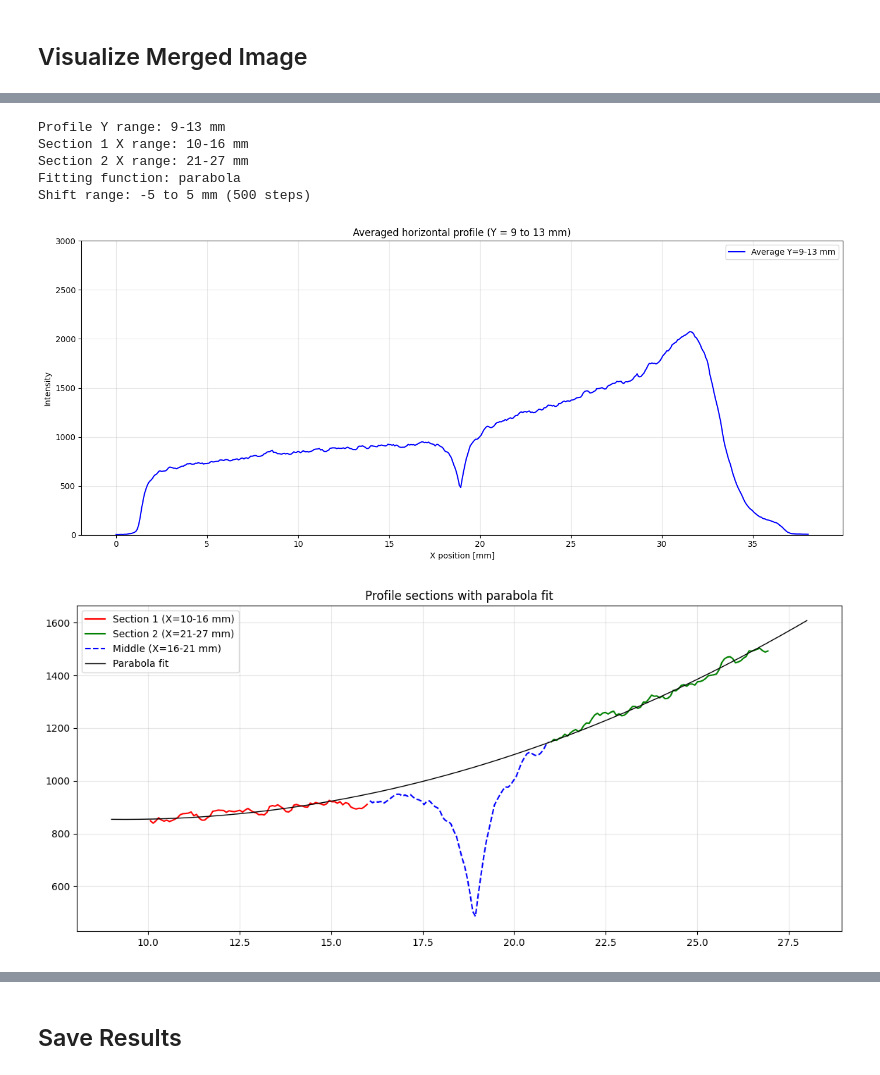
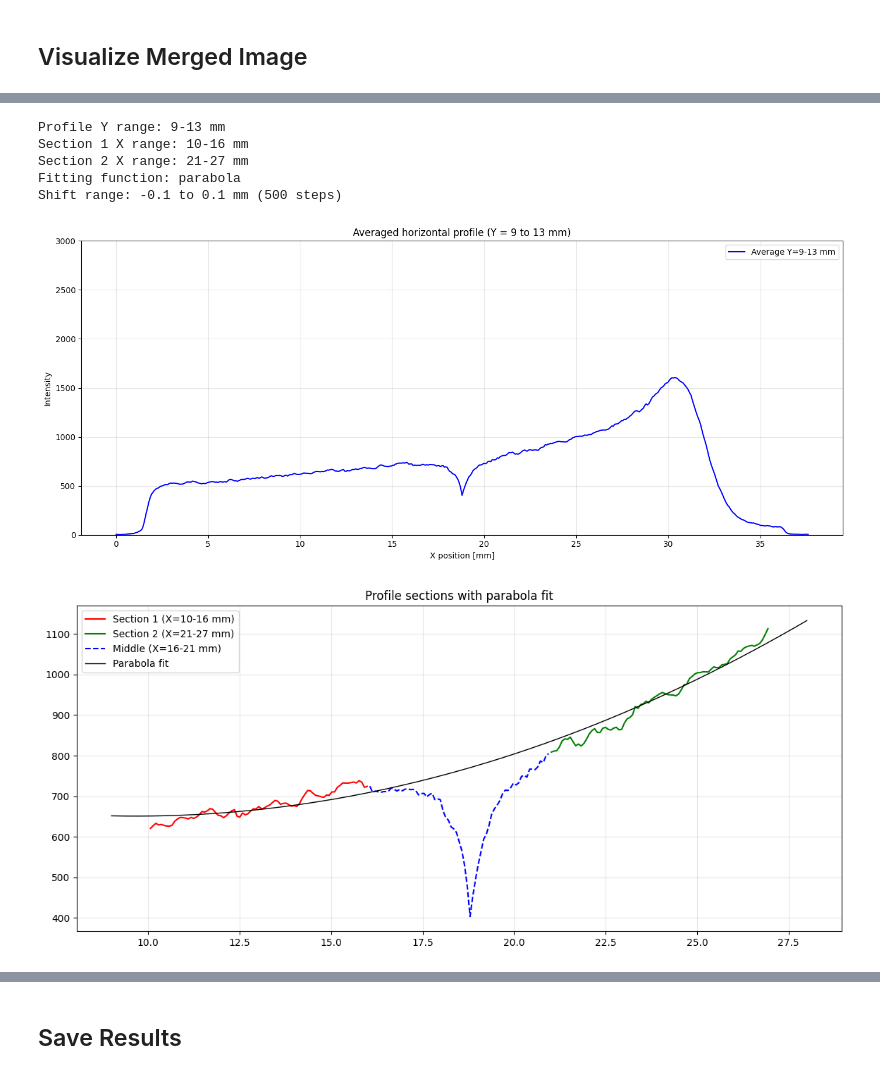
Before and after one commit to grzanka/osl_mb_foils, a Jupyter notebook: notebooks/pub_something_2026/mbo_foils/0.2-match-ccb.ipynb, the cells around one changed output, grey strips where cells are left out. Cells and saved outputs as stored; diff of their text form; code cells hidden in the pictures.

```diff
--- a/notebooks/pub_something_2026/mbo_foils/0.2-match-ccb.ipynb
+++ b/notebooks/pub_something_2026/mbo_foils/0.2-match-ccb.ipynb
@@ -31,11 +31,11 @@ from src.data.matching import (
 # ============================================================================
 
 # Data path
-DATA_PATH = Path(r"C:\Users\grzanka\OneDrive - ifj.edu.pl\Projects\MB_foils\Publication_2026\raw_data\foils_mbo_ccb\2025-12-19")
+DATA_PATH = Path(r"C:\Users\grzanka\OneDrive - ifj.edu.pl\Projects\MB_foils\Publication_2026\raw_data\foils_mbo_ccb\2026-02-20")
 
 # Foil IDs to match (left and right)
-LEFT_FOIL_ID = 3
-RIGHT_FOIL_ID = 2
+LEFT_FOIL_ID = 2
+RIGHT_FOIL_ID = 3
 
 # Edge detection parameters
 EDGE_THRESHOLD = 400.0          # Intensity threshold for edge detection
@@ -671,39 +671,39 @@ FIT_TYPE = 'parabola'    # 2nd degree polynomial (y = ax² + bx + c)
 SPLINE_SMOOTHING = 100  # multiplied by number of points
 
 # Shift optimization range [mm]
-SHIFT_MIN = -5
-SHIFT_MAX = 5
+SHIFT_MIN = -0.1
+SHIFT_MAX = 0.1
 SHIFT_STEPS = 500
 
 print(f"Profile Y range: {PROFILE_Y_MIN_MM}-{PROFILE_Y_MAX_MM} mm")
 print(f"Section 1 X range: {SECTION1_X_MIN}-{SECTION1_X_MAX} mm")
 print(f"Section 2 X range: {SECTION2_X_MIN}-{SECTION2_X_MAX} mm")
 print(f"Fitting function: {FIT_TYPE}")
 print(f"Shift range: {SHIFT_MIN} to {SHIFT_MAX} mm ({SHIFT_STEPS} steps)")
 
 # Single averaged profile
 fig, ax = plt.subplots(figsize=(14, 6))
 
 # X axis in mm
 x_mm = np.arange(merged_image.shape[1]) * PIXEL_SIZE_MM
 
 # Calculate averaged profile
 profile = np.nanmean(merged_image[PROFILE_Y_MIN_PX:PROFILE_Y_MAX_PX, :].astype(float), axis=0)
 ax.plot(x_mm, profile, 'b-', lw=1.5, label=f'Average Y={PROFILE_Y_MIN_MM}-{PROFILE_Y_MAX_MM} mm')
 
 ax.set(xlabel='X position [mm]', ylabel='Intensity', ylim=(0, VMAX),
        title=f'Averaged horizontal profile (Y = {PROFILE_Y_MIN_MM} to {PROFILE_Y_MAX_MM} mm)')
 ax.legend()
 ax.grid(True, alpha=0.3)
 plt.tight_layout()
 plt.show()
 # %% [output]
 Profile Y range: 9-13 mm
 Section 1 X range: 10-16 mm
 Section 2 X range: 21-27 mm
 Fitting function: parabola
-Shift range: -5 to 5 mm (500 steps)
+Shift range: -0.1 to 0.1 mm (500 steps)
-[figure, old version]
+[figure, new version]
 # %%
 # Extract two sections and fit the selected function
 from scipy.interpolate import UnivariateSpline
@@ -785,7 +785,7 @@ ax.set_title(f'Profile sections with {FIT_TYPE} fit')
 ax.legend()
 ax.grid(True, alpha=0.3)
 # %% [output]
-[figure, old version]
+[figure, new version]
 # %%
 # Optimize profile alignment by testing different shift values
 from scipy.interpolate import UnivariateSpline
```
Also changed, not shown: parts of 23 cells of this notebook, 14 other files.
